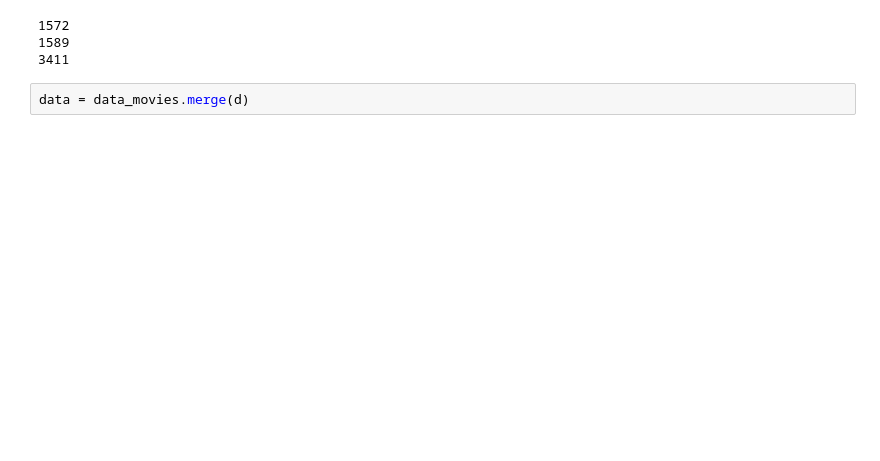
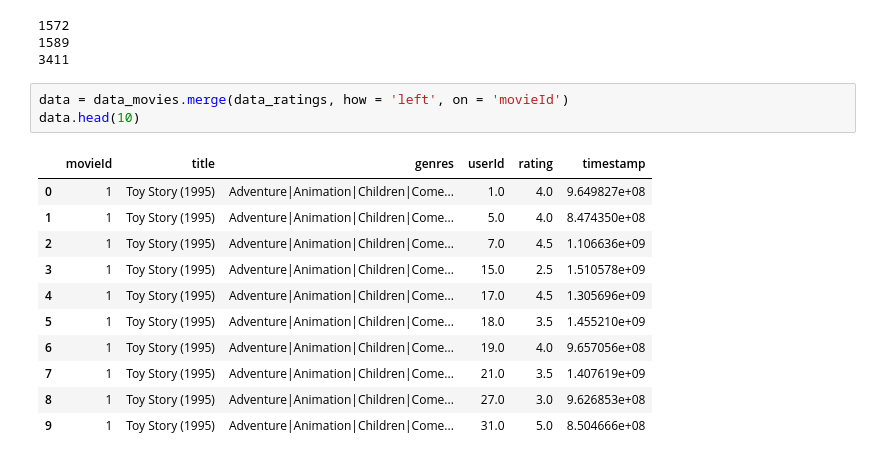
Before and after one commit to jasmeeetSingh/MovieLensDataset, a Jupyter notebook: Recommender System.ipynb, the cells around one changed output. Cells and saved outputs as stored; diff of their text form; blank space fills up the shorter version.

```diff
--- a/Recommender System.ipynb
+++ b/Recommender System.ipynb
@@ -117,4 +118,17 @@ Name: userId, dtype: int64
 1589
 3411
 # %%
-data = data_movies.merge(d)
+data = data_movies.merge(data_ratings, how = 'left', on = 'movieId')
+data.head(10)
+# %% [output]
+|  | movieId | title | genres | userId | rating | timestamp |
+| 0 | 1 | Toy Story (1995) | Adventure|Animation|Children|Come... | 1.0 | 4.0 | 9.649827e+08 |
+| 1 | 1 | Toy Story (1995) | Adventure|Animation|Children|Come... | 5.0 | 4.0 | 8.474350e+08 |
+| 2 | 1 | Toy Story (1995) | Adventure|Animation|Children|Come... | 7.0 | 4.5 | 1.106636e+09 |
+| 3 | 1 | Toy Story (1995) | Adventure|Animation|Children|Come... | 15.0 | 2.5 | 1.510578e+09 |
+| 4 | 1 | Toy Story (1995) | Adventure|Animation|Children|Come... | 17.0 | 4.5 | 1.305696e+09 |
+| 5 | 1 | Toy Story (1995) | Adventure|Animation|Children|Come... | 18.0 | 3.5 | 1.455210e+09 |
+| 6 | 1 | Toy Story (1995) | Adventure|Animation|Children|Come... | 19.0 | 4.0 | 9.657056e+08 |
+| 7 | 1 | Toy Story (1995) | Adventure|Animation|Children|Come... | 21.0 | 3.5 | 1.407619e+09 |
+| 8 | 1 | Toy Story (1995) | Adventure|Animation|Children|Come... | 27.0 | 3.0 | 9.626853e+08 |
+| 9 | 1 | Toy Story (1995) | Adventure|Animation|Children|Come... | 31.0 | 5.0 | 8.504666e+08 |
```
Also changed, not shown: parts of 8 cells of this notebook.
